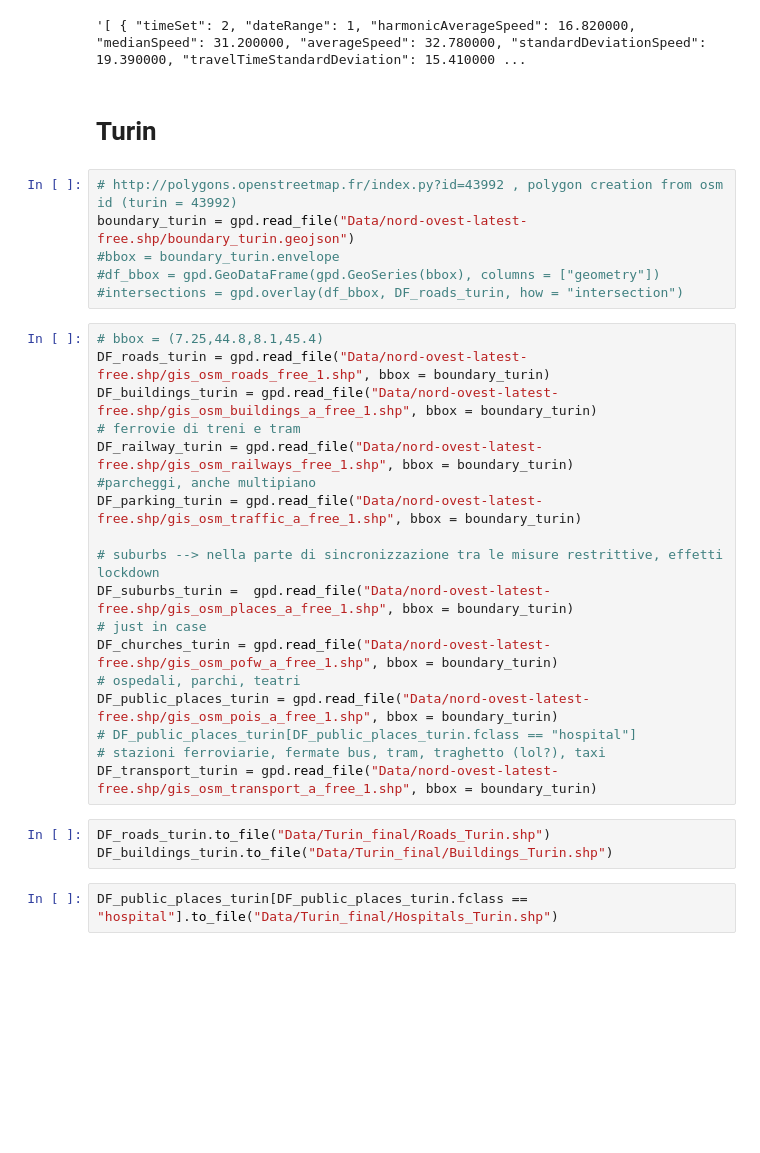
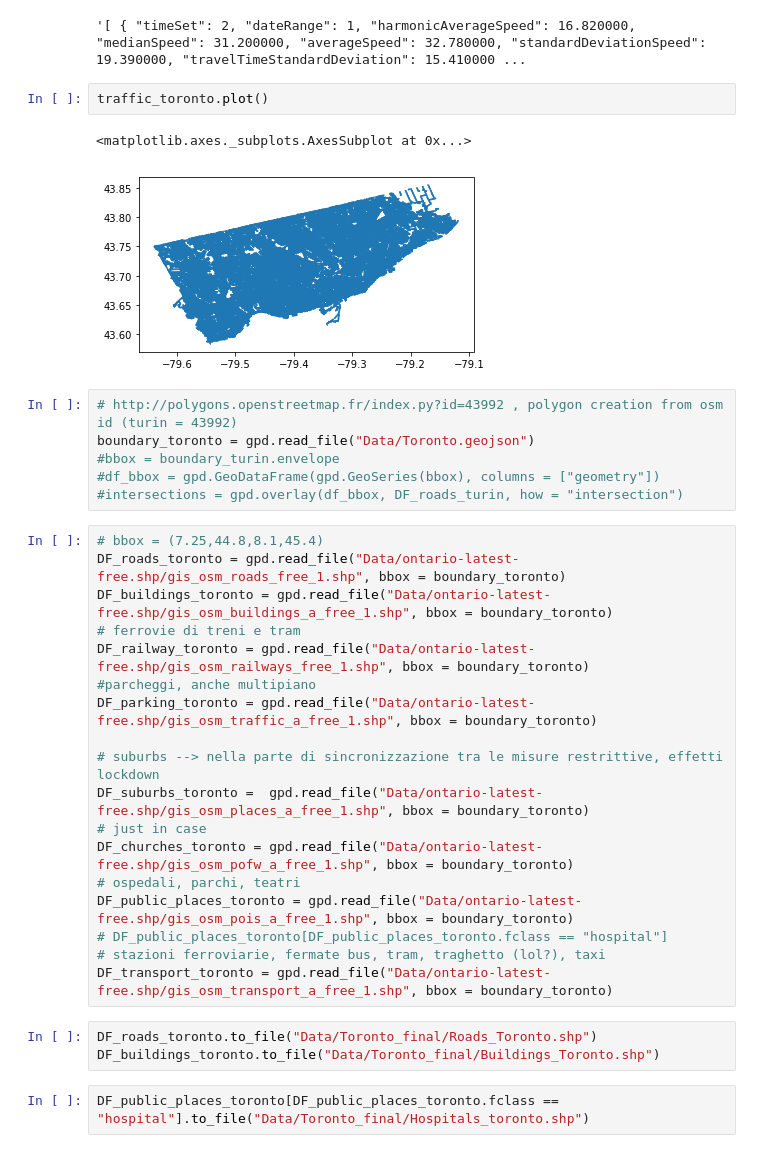
Before and after one commit to MachineLearningJournalClub/GAMELEON, a Jupyter notebook: GIS_Data_Toronto.ipynb, the cells around one changed output. Saved outputs shown, nothing was run; the diff lists cells and outputs as text; blank space fills up the shorter version.

```diff
--- a/GIS_Data_Toronto.ipynb
+++ b/GIS_Data_Toronto.ipynb
@@ -25,35 +38,38 @@ traffic_toronto.head()
 traffic_toronto.segmentTimeResults[1]
 # %% [output]
 '[ { "timeSet": 2, "dateRange": 1, "harmonicAverageSpeed": 16.820000, "medianSpeed": 31.200000, "averageSpeed": 32.780000, "standardDeviationSpeed": 19.390000, "travelTimeStandardDeviation": 15.410000 ...
-# %% [markdown]
-# Turin
+# %%
+traffic_toronto.plot()
+# %% [output]
+<matplotlib.axes._subplots.AxesSubplot at 0x...>
+[figure, added]
 # %%
 # http://polygons.openstreetmap.fr/index.py?id=43992 , polygon creation from osm id (turin = 43992)
-boundary_turin = gpd.read_file("Data/nord-ovest-latest-free.shp/boundary_turin.geojson")
+boundary_toronto = gpd.read_file("Data/Toronto.geojson")
 #bbox = boundary_turin.envelope
 #df_bbox = gpd.GeoDataFrame(gpd.GeoSeries(bbox), columns = ["geometry"])
 #intersections = gpd.overlay(df_bbox, DF_roads_turin, how = "intersection")
 # %%
 # bbox = (7.25,44.8,8.1,45.4)
-DF_roads_turin = gpd.read_file("Data/nord-ovest-latest-free.shp/gis_osm_roads_free_1.shp", bbox = boundary_turin)
-DF_buildings_turin = gpd.read_file("Data/nord-ovest-latest-free.shp/gis_osm_buildings_a_free_1.shp", bbox = boundary_turin)
+DF_roads_toronto = gpd.read_file("Data/ontario-latest-free.shp/gis_osm_roads_free_1.shp", bbox = boundary_toronto)
+DF_buildings_toronto = gpd.read_file("Data/ontario-latest-free.shp/gis_osm_buildings_a_free_1.shp", bbox = boundary_toronto)
 # ferrovie di treni e tram
-DF_railway_turin = gpd.read_file("Data/nord-ovest-latest-free.shp/gis_osm_railways_free_1.shp", bbox = boundary_turin)
+DF_railway_toronto = gpd.read_file("Data/ontario-latest-free.shp/gis_osm_railways_free_1.shp", bbox = boundary_toronto)
 #parcheggi, anche multipiano
-DF_parking_turin = gpd.read_file("Data/nord-ovest-latest-free.shp/gis_osm_traffic_a_free_1.shp", bbox = boundary_turin)
+DF_parking_toronto = gpd.read_file("Data/ontario-latest-free.shp/gis_osm_traffic_a_free_1.shp", bbox = boundary_toronto)
 
 # suburbs --> nella parte di sincronizzazione tra le misure restrittive, effetti lockdown
-DF_suburbs_turin =  gpd.read_file("Data/nord-ovest-latest-free.shp/gis_osm_places_a_free_1.shp", bbox = boundary_turin)
+DF_suburbs_toronto =  gpd.read_file("Data/ontario-latest-free.shp/gis_osm_places_a_free_1.shp", bbox = boundary_toronto)
 # just in case
-DF_churches_turin = gpd.read_file("Data/nord-ovest-latest-free.shp/gis_osm_pofw_a_free_1.shp", bbox = boundary_turin)
+DF_churches_toronto = gpd.read_file("Data/ontario-latest-free.shp/gis_osm_pofw_a_free_1.shp", bbox = boundary_toronto)
 # ospedali, parchi, teatri
-DF_public_places_turin = gpd.read_file("Data/nord-ovest-latest-free.shp/gis_osm_pois_a_free_1.shp", bbox = boundary_turin)
-# DF_public_places_turin[DF_public_places_turin.fclass == "hospital"]
+DF_public_places_toronto = gpd.read_file("Data/ontario-latest-free.shp/gis_osm_pois_a_free_1.shp", bbox = boundary_toronto)
+# DF_public_places_toronto[DF_public_places_toronto.fclass == "hospital"]
 # stazioni ferroviarie, fermate bus, tram, traghetto (lol?), taxi
-DF_transport_turin = gpd.read_file("Data/nord-ovest-latest-free.shp/gis_osm_transport_a_free_1.shp", bbox = boundary_turin)
+DF_transport_toronto = gpd.read_file("Data/ontario-latest-free.shp/gis_osm_transport_a_free_1.shp", bbox = boundary_toronto)
 # %%
-DF_roads_turin.to_file("Data/Turin_final/Roads_Turin.shp")
-DF_buildings_turin.to_file("Data/Turin_final/Buildings_Turin.shp")
+DF_roads_toronto.to_file("Data/Toronto_final/Roads_Toronto.shp")
+DF_buildings_toronto.to_file("Data/Toronto_final/Buildings_Toronto.shp")
 # %%
-DF_public_places_turin[DF_public_places_turin.fclass == "hospital"].to_file("Data/Turin_final/Hospitals_Turin.shp")
+DF_public_places_toronto[DF_public_places_toronto.fclass == "hospital"].to_file("Data/Toronto_final/Hospitals_toronto.shp")
 # %%
```
Also changed, not shown: parts of 7 cells of this notebook.
